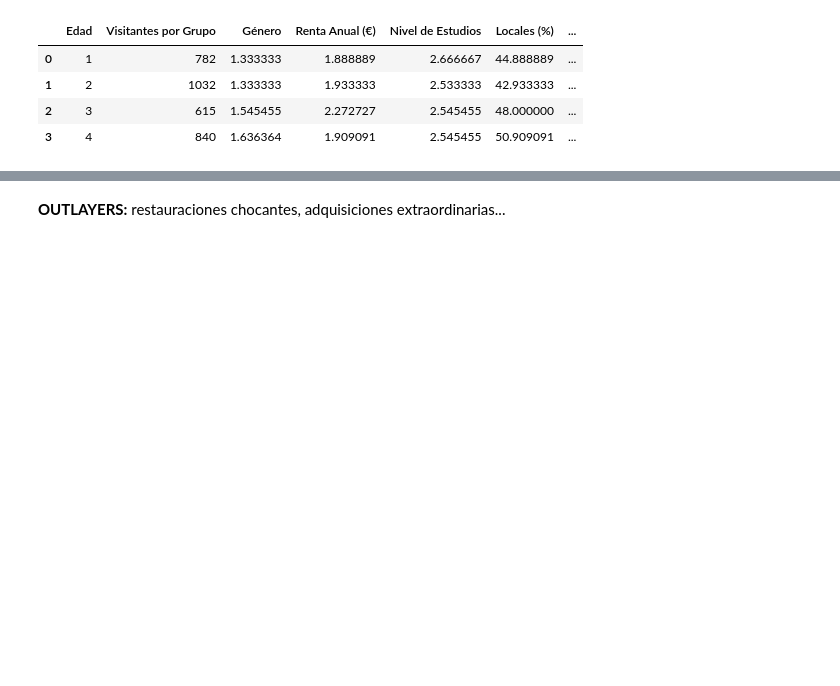
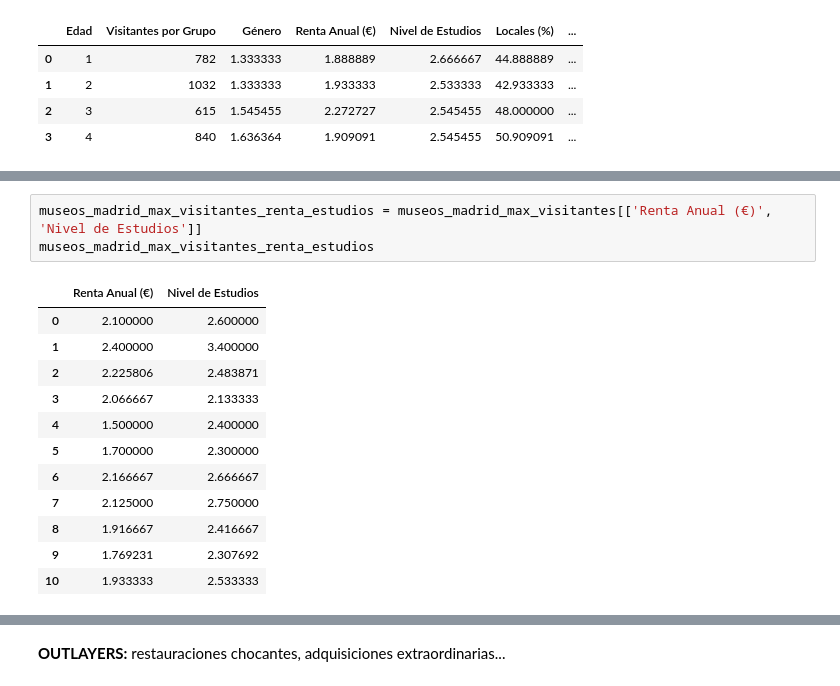
Before and after one commit to pgf3712/EDA_Madrid_Museums, a Jupyter notebook: 3-EDA_DESAROLLO.ipynb, the cells around one changed output, grey strips where cells are left out. Cells and saved outputs as stored; diff of their text form; blank space fills up the shorter version.

```diff
--- a/3-EDA_DESAROLLO.ipynb
+++ b/3-EDA_DESAROLLO.ipynb
@@ -967,0 +1052,16 @@ romanticismo_limpio
+# %%
+museos_madrid_max_visitantes_renta_estudios = museos_madrid_max_visitantes[['Renta Anual (€)', 'Nivel de Estudios']]
+museos_madrid_max_visitantes_renta_estudios
+# %% [output]
+|  | Renta Anual (€) | Nivel de Estudios |
+| 0 | 2.100000 | 2.600000 |
+| 1 | 2.400000 | 3.400000 |
+| 2 | 2.225806 | 2.483871 |
+| 3 | 2.066667 | 2.133333 |
+| 4 | 1.500000 | 2.400000 |
+| 5 | 1.700000 | 2.300000 |
+| 6 | 2.166667 | 2.666667 |
+| 7 | 2.125000 | 2.750000 |
+| 8 | 1.916667 | 2.416667 |
+| 9 | 1.769231 | 2.307692 |
+| 10 | 1.933333 | 2.533333 |
```
Also changed, not shown: parts of 23 cells of this notebook, 3 other files.
